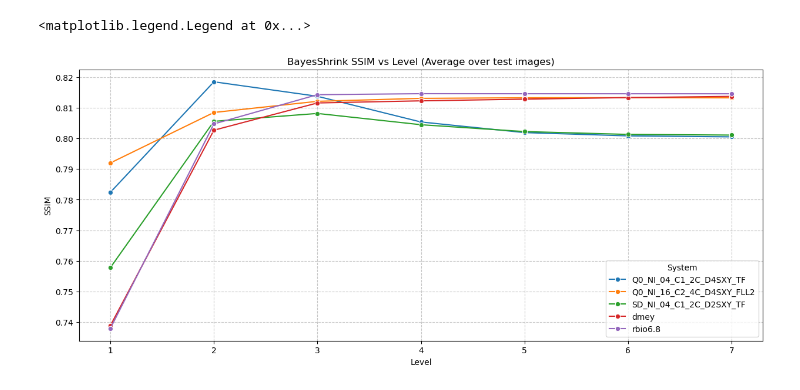
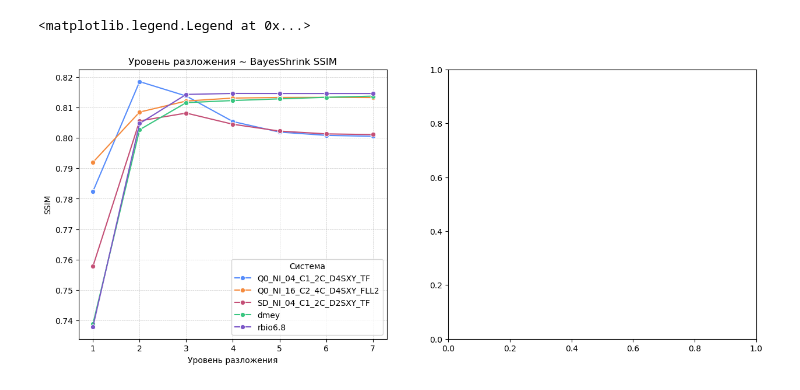
Before and after one commit to michael15346/wavelets, a Jupyter notebook: playground.ipynb, the cells around one changed output. Cells and saved outputs as stored; diff of their text form; code cells hidden in the pictures.

```diff
--- a/playground.ipynb
+++ b/playground.ipynb
@@ -15,6 +6,6 @@ import seaborn as sns
 best_systems = set()
 # %%
 df = pd.read_csv('results-denoise-20260318-deep.csv')
-df_old = pd.read_csv('results-denoise-2026031.csv')
+df_old = pd.read_csv('results-denoise-20260317.csv')
 # %%
 df = pd.concat((df, df_old[df_old.WaveletSystemType.isna()]))
@@ -56,6 +68,6 @@ Name: SSIM_gaussian_visu, Length: 226, dtype: float64
 # %%
-top3_systems = {'Q0_NI_04_C1_2C_D4SXY_TF', 'Q0_NI_16_C2_4C_D4SXY_FLL2', 'SD_NI_04_C1_2C_D2SXY_TF', 'rbio6.8', 'dmey'}
-top3_visu_systems = {'Q1_NI_04_C1_2C_D4SXY_TF', 'Q1_IN_17_R3S_2C_D4_FLL2', 'Q1_NI_08_SS_4C_D4SXY_TF', 'bior3.9', 'bior3.7'}
+top3_systems = {'Q0_NI_04_C1_2C_D4SXY_TF', 'Q0_NI_16_C2_4C_D4SXY_FLL2', 'SD_NI_04_C1_2C_D2SXY_TF', 'dmey', 'rbio6.8'}
+top3_visu_systems = {'Q0_NI_08_SS_4C_D4SXY_FLL2', 'Q1_IN_17_R3S_2C_D4_FLL2', 'Q1_NI_08_SS_4C_D4SXY_TF', 'bior3.9', 'bior3.7'}
 # %%
 df.Index.isin(top3_systems)
 # %% [output]
@@ -73,6 +85,6 @@ df.Index.isin(top3_systems)
 Name: Index, Length: 3528, dtype: bool
 # %%
-df = df.drop(df[df.Level == 8].index)
+df = df.drop(df[df.Level >= 8].index)
 # %%
 ssim_gaussian_bayes_tops = (
     df[df.Index.isin(top3_systems)].sort_values(['TestImg', 'SSIM_gaussian_bayes'], ascending=[True, False])
@@ -111,14 +109,15 @@ good_systems
 # %%
-fig, ax1 = plt.subplots(1, 1, figsize=(15, 6))
+fig, (ax1, ax2) = plt.subplots(1, 2, figsize=(15, 6))
 sns.lineplot(data=df[(df.Index.isin(top3_systems)) & (df.Level < 8)], x='Level', y='SSIM_gaussian_bayes', hue='Index', marker='o',
              errorbar=None, ax=ax1)
 #sns.move_legend(ax1, "upper right", bbox_to_anchor=(-0.25, 1))
-ax1.set_title('BayesShrink SSIM vs Level (Average over test images)')
+ax1.set_title('Уровень разложения ~ BayesShrink SSIM')
 ax1.set_ylabel('SSIM')
+ax1.set_xlabel('Уровень разложения')
 ax1.set_xticks(range(1, 8))
 ax1.grid(True, linestyle='--', alpha=0.7)
-ax1.legend(title='System')
+ax1.legend(title='Система')
 # %% [output]
 <matplotlib.legend.Legend at 0x...>
-[figure, old version]
+[figure, new version]
 # %%
```
Also changed, not shown: parts of 25 cells of this notebook, 19 other files.
